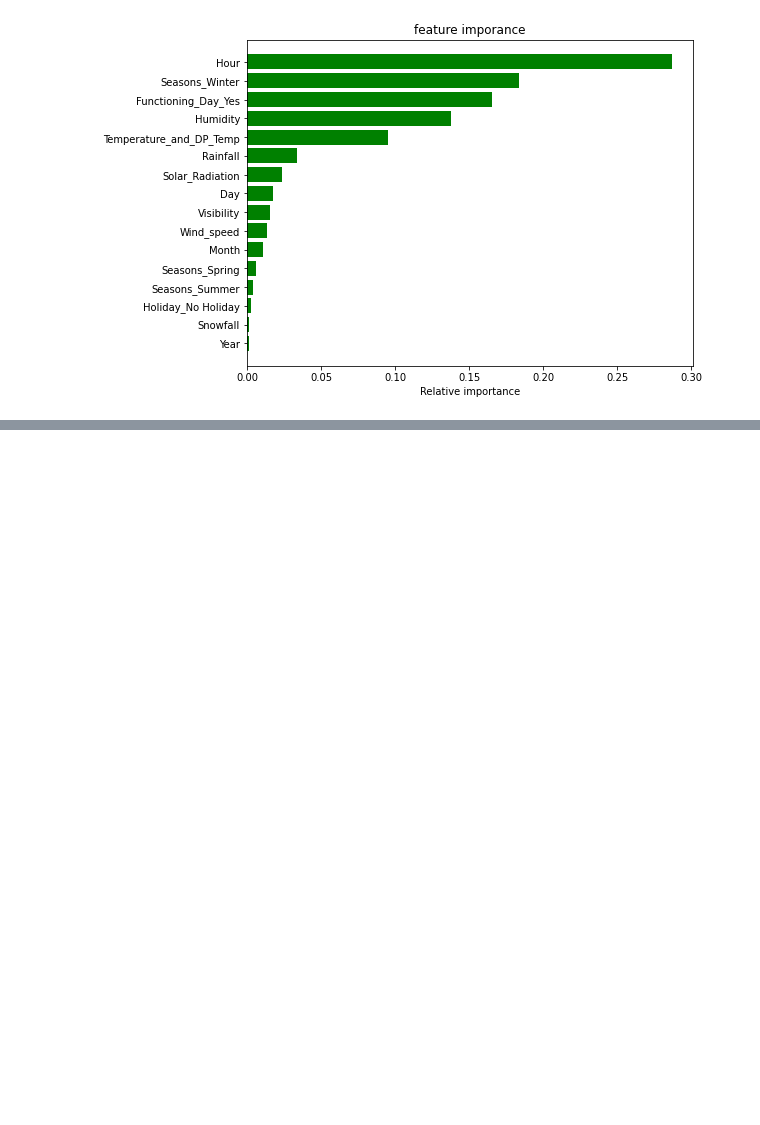
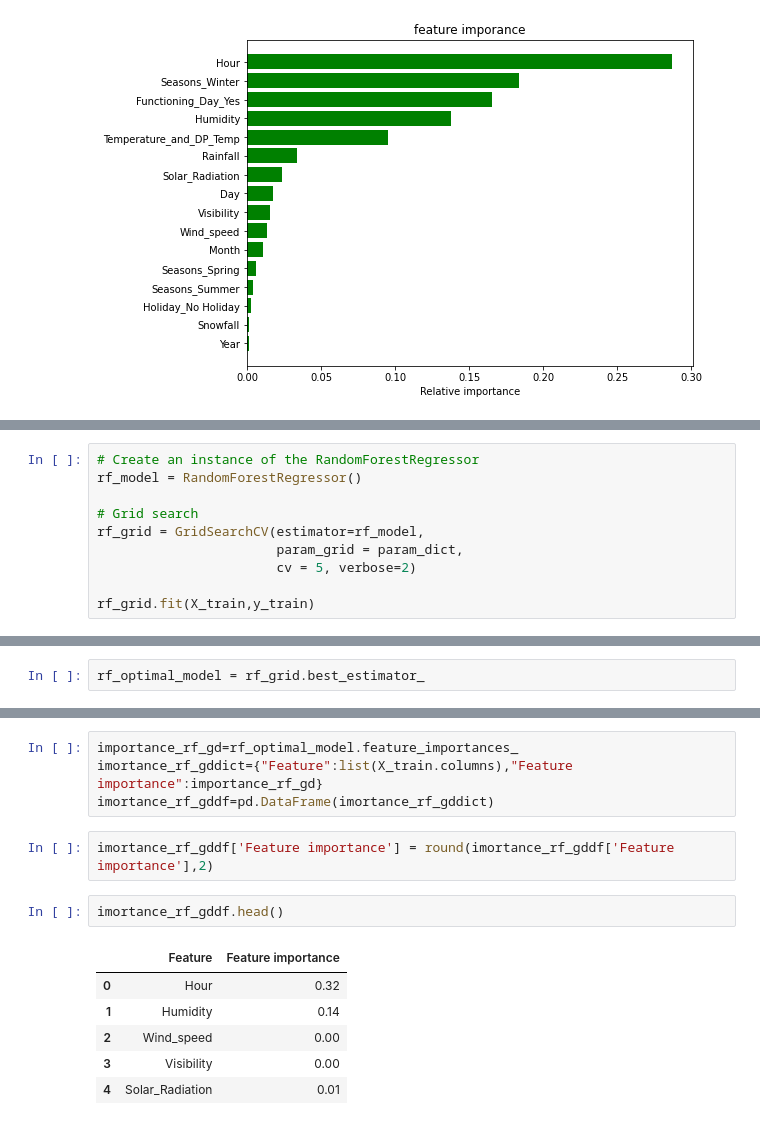
Before and after one commit to Creatrohit9/ROHIT-BHDAURIYA--Bike-Sharing-Demand-Prediction, a Jupyter notebook: ROHIT_BHADAURIYA(Proponent_Ds)_Bike_Sharing_Demand_Prediction_2_Capstone_Project.ipynb, the cells around one changed output, grey strips where cells are left out. Drawn from its saved outputs; the diff is of its cells as text; blank space fills up the shorter version.

Commit message:
Commit for train using gd  for rf

```diff
--- a/ROHIT_BHADAURIYA(Proponent_Ds)_Bike_Sharing_Demand_Prediction_2_Capstone_Project.ipynb
+++ b/ROHIT_BHADAURIYA(Proponent_Ds)_Bike_Sharing_Demand_Prediction_2_Capstone_Project.ipynb
@@ -1055,0 +1084,10 @@ plt.show()
+# %%
+# Create an instance of the RandomForestRegressor
+rf_model = RandomForestRegressor()
+
+# Grid search
+rf_grid = GridSearchCV(estimator=rf_model,
+                       param_grid = param_dict,
+                       cv = 5, verbose=2)
+
+rf_grid.fit(X_train,y_train)
@@ -1055,0 +1149,2 @@ plt.show()
+# %%
+rf_optimal_model = rf_grid.best_estimator_
@@ -1055,0 +1214,15 @@ plt.show()
+# %%
+importance_rf_gd=rf_optimal_model.feature_importances_
+imortance_rf_gddict={"Feature":list(X_train.columns),"Feature importance":importance_rf_gd}
+imortance_rf_gddf=pd.DataFrame(imortance_rf_gddict)
+# %%
+imortance_rf_gddf['Feature importance'] = round(imortance_rf_gddf['Feature importance'],2)
+# %%
+imortance_rf_gddf.head()
+# %% [output]
+|  | Feature | Feature importance |
+| 0 | Hour | 0.32 |
+| 1 | Humidity | 0.14 |
+| 2 | Wind_speed | 0.00 |
+| 3 | Visibility | 0.00 |
+| 4 | Solar_Radiation | 0.01 |
```
Also changed, not shown: parts of 12 cells of this notebook.
